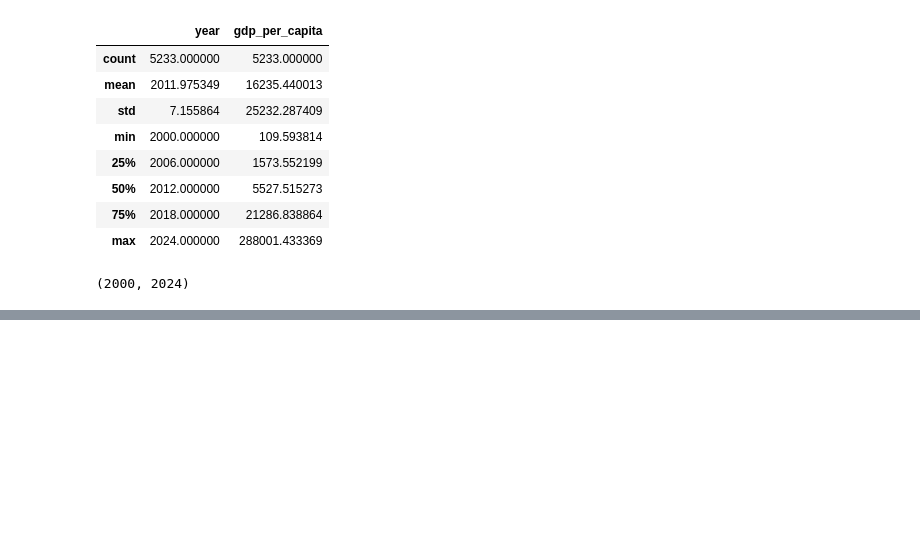
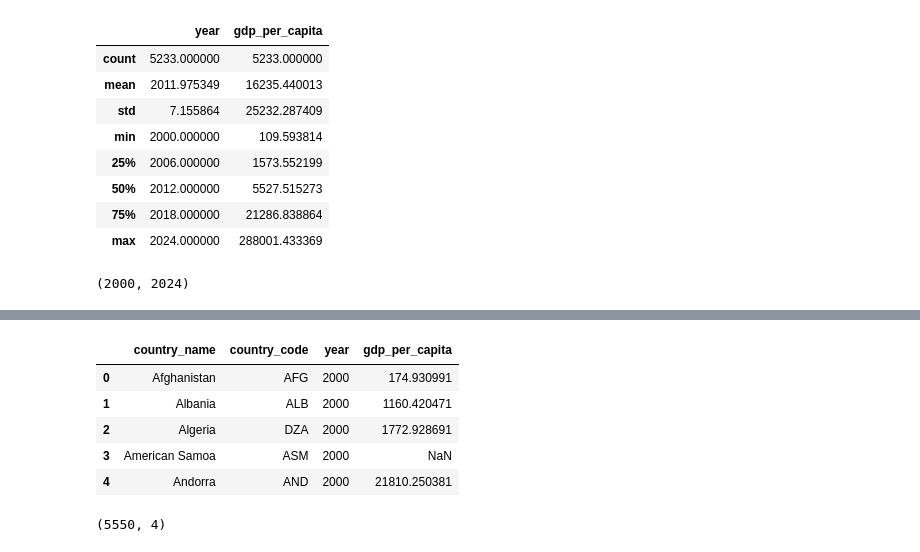
Before and after one commit to MonashTee/python-job-portfolio, a Jupyter notebook: week_01/notebooks/basic_economic_data.ipynb, the cells around one changed output, grey strips where cells are left out. Drawn from its saved outputs; the diff is of its cells as text; code cells hidden in the pictures; blank space fills up the shorter version.

Commit message:
Create reusable GDP data preparation pipeline

```diff
--- a/week_01/notebooks/basic_economic_data.ipynb
+++ b/week_01/notebooks/basic_economic_data.ipynb
@@ -359,0 +382,47 @@ gdp_long['year'].min(), gdp_long['year'].max()
+# %%
+def prepare_gdp_dataset(filepath):
+    """Prepare World Bank GDP per capita data for analysis."""
+
+    # Load raw data
+    df = load_gdp_data(filepath)
+
+    # Standardize column names
+    df = clean_column_names(df)
+
+    # Drop unnecessary metadata columns if present
+    drop_cols = ['series_name', 'series_code']
+    df = df.drop(columns=[c for c in drop_cols if c in df.columns])
+
+    # Reshape from wide to long format
+    df_long = df.melt(
+        id_vars=['country_name', 'country_code'],
+        var_name='year',
+        value_name='gdp_per_capita'
+    )
+
+    # Clean year column
+    df_long['year'] = df_long['year'].str.extract('(\d{4})').astype(int)
+
+    # Convert GDP values to numeric
+    df_long['gdp_per_capita'] = pd.to_numeric(
+        df_long['gdp_per_capita'], errors='coerce'
+    )
+
+    # Validate final dataset
+    validate_gdp_data(df_long)
+
+    return df_long
+# %%
+gdp_final = prepare_gdp_dataset('../data/world_bank_gdp_per_capita.csv')
+gdp_final.head()
+# %% [output]
+|  | country_name | country_code | year | gdp_per_capita |
+| 0 | Afghanistan | AFG | 2000 | 174.930991 |
+| 1 | Albania | ALB | 2000 | 1160.420471 |
+| 2 | Algeria | DZA | 2000 | 1772.928691 |
+| 3 | American Samoa | ASM | 2000 | NaN |
+| 4 | Andorra | AND | 2000 | 21810.250381 |
+# %%
+print(gdp_final.shape)
+# %% [output]
+(5550, 4)
```
Also changed, not shown: parts of 2 cells of this notebook.
